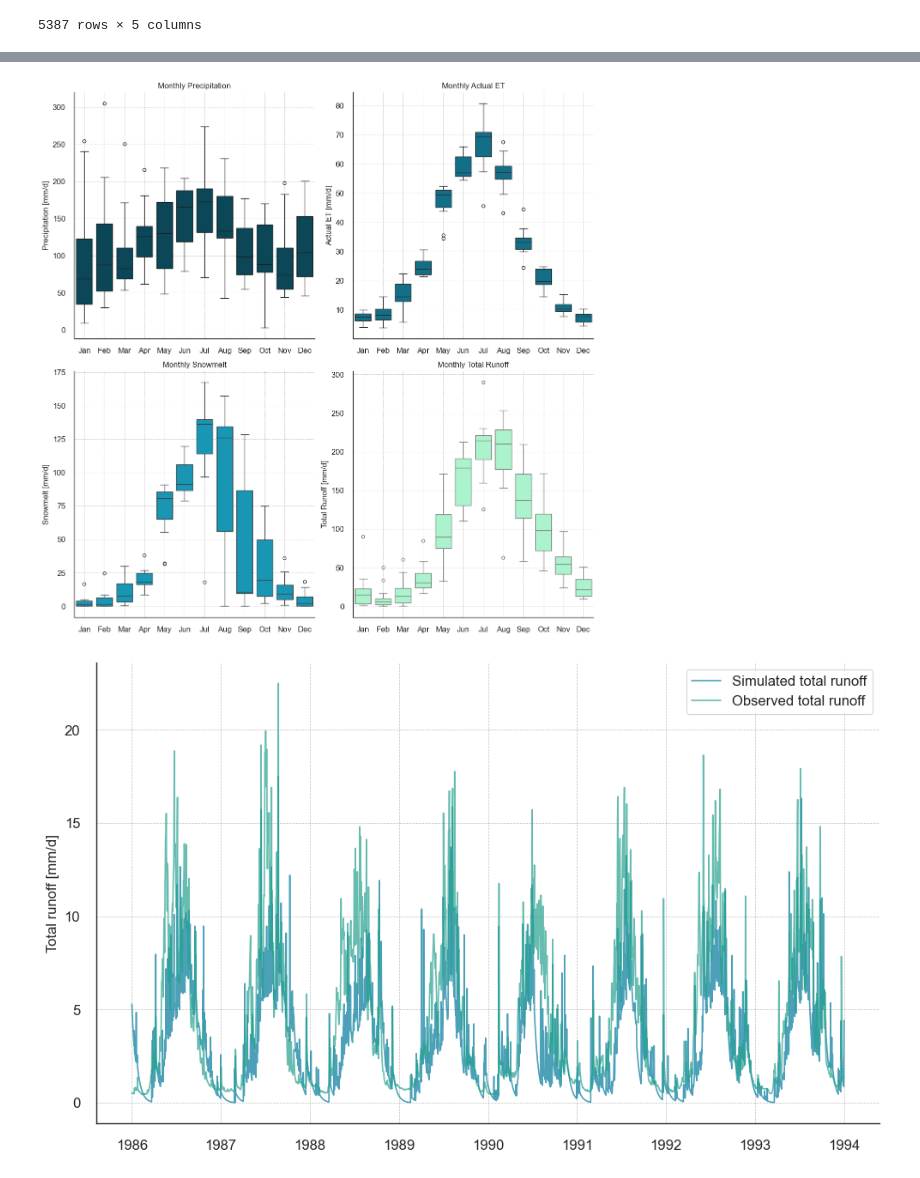
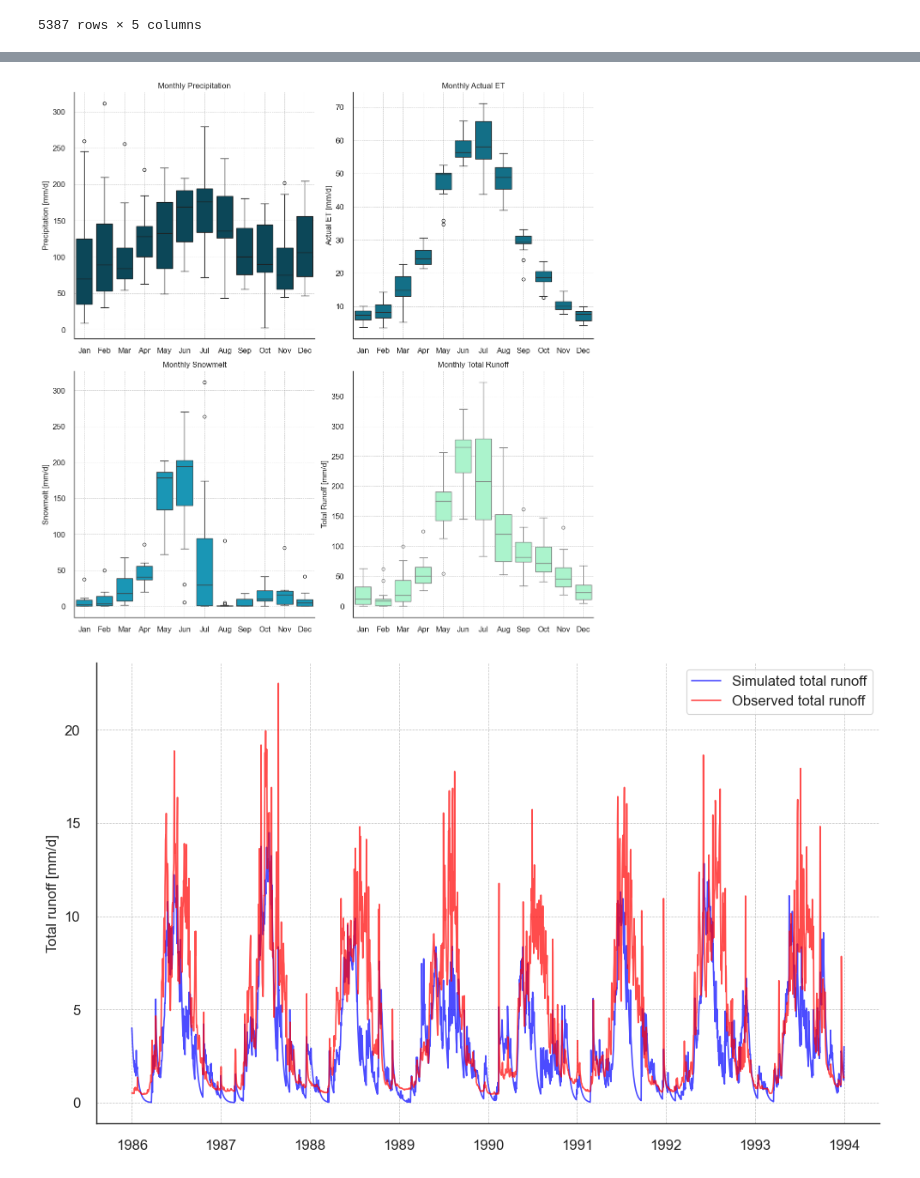
Before and after one commit to CooperBigFoot/bucket-model, a Jupyter notebook: test_run.ipynb, the cells around one changed output, grey strips where cells are left out. Cells and saved outputs as stored; diff of their text form; code cells hidden in the pictures.

Commit message:
add gauge adjustment parameter

```diff
--- a/test_run.ipynb
+++ b/test_run.ipynb
@@ -31,14 +31,14 @@ training_data
 5387 rows × 5 columns
 # %%
 # Initialize the BucketModel with initial parameter guesses
-bucket = BucketModel(0.5, 20, 0.14, 15.15)  # k, S_max, fr, rg,
+bucket = BucketModel(k=0.5, S_max=20, fr=0.14, rg=15.15, gauge_adj=0.05)  # 5% gauge adjustment
 bucket.set_catchment_properties(0.5/100, 1638, 2035, 0, 46.9)
 
 # Initialize the BucketModelOptimizer with the BucketModel instance and observed data
 optimizer = BucketModelOptimizer(model=bucket, training_data=training_data)
 
 # Optionally, set additional optimization options, like optimization method, parameter bounds, etc.
-optimizer.set_options(method='local', bounds={'k': (0.1, 1), 'S_max': (10, 50), 'fr': (0.1, 0.3), 'rg': (10, 20)})
+optimizer.set_options(method='local', bounds={'k': (0.1, 1), 'S_max': (10, 50), 'fr': (0.1, 0.3), 'rg': (10, 20), 'gauge_adj': (0, 0.1)})
 # %%
 # Run the optimization to calibrate the model parameters
 calibrated_parameters = optimizer.calibrate()
@@ -92,11 +89,11 @@ plot_KDE(results=results, validation=training_data)
 # %%
 plot_monthly_boxplot(results=results)
 # %% [output]
-[figure, old version]
+[figure, new version]
 # %%
-plot_timeseries(results=results, validation=training_data, start_year='1986', end_year='1993')
+plot_timeseries(results=results, validation=training_data, start_year='1986', end_year='1993', palette=['blue', 'red'])
 # %% [output]
-[figure, old version]
+[figure, new version]
 # %%
 plot_timeseries(results=results, validation=training_data, start_year='1986', end_year='1993', monthly=True, palette=['red', 'blue'])
 # %% [output]
```
Also changed, not shown: parts of 9 cells of this notebook, 1 other file.
